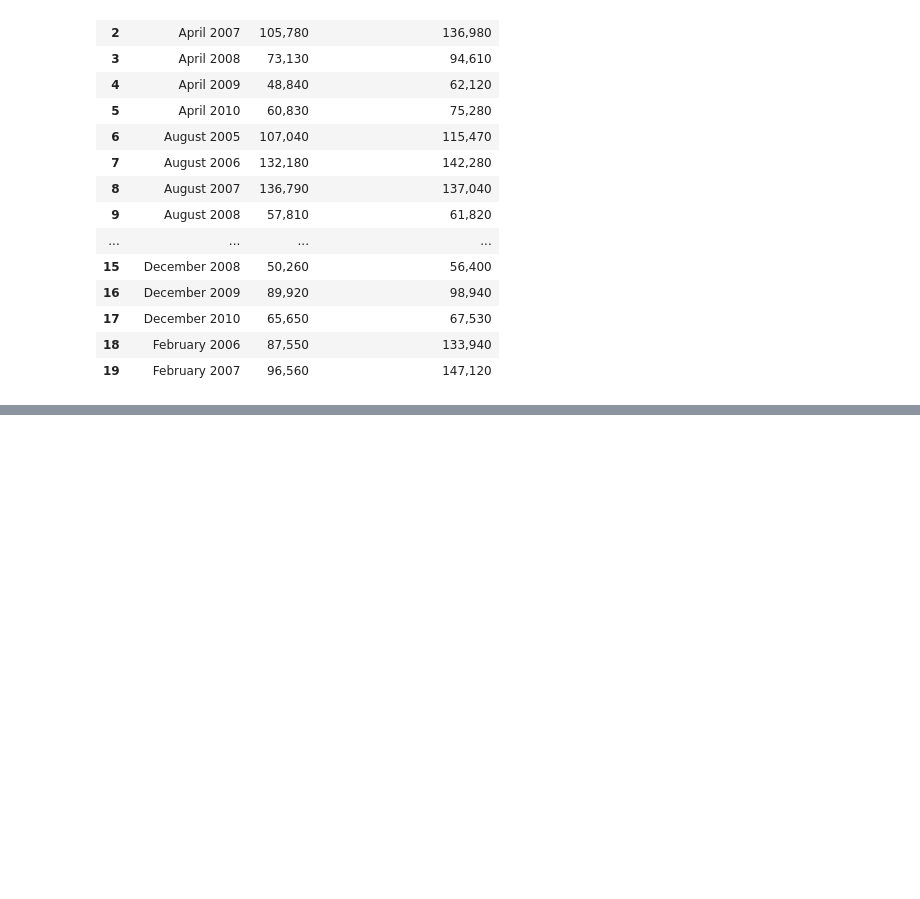
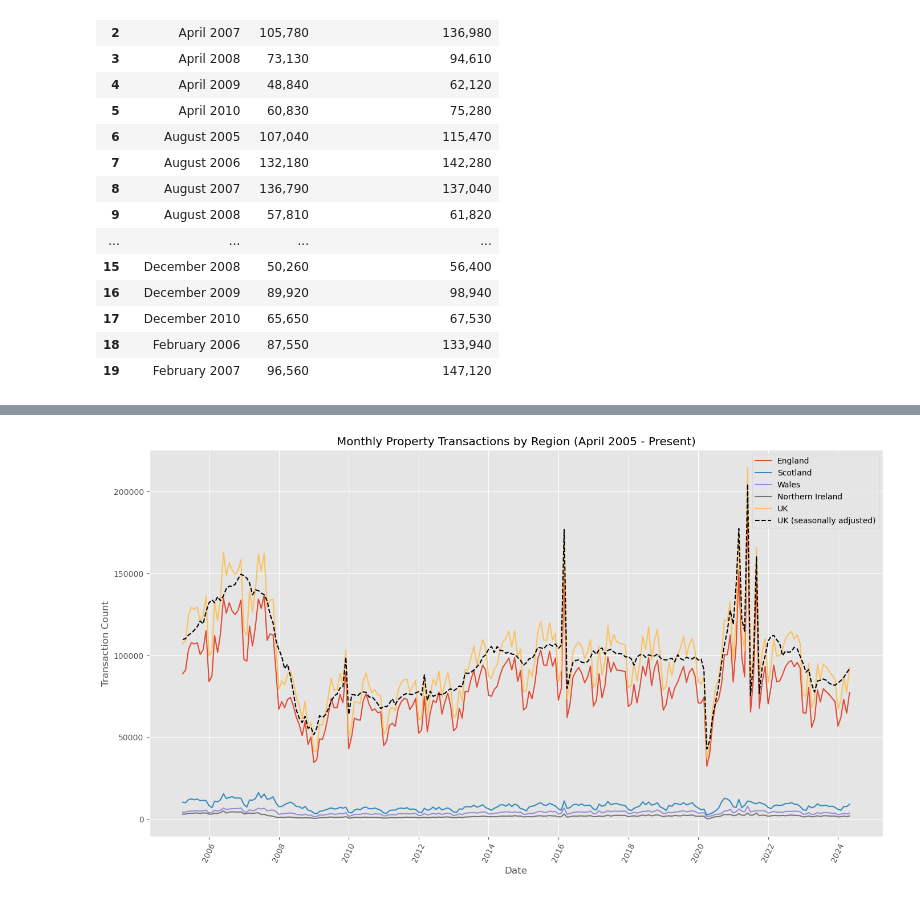
Before and after one commit to Onais1/COM6033_Project_Assignment., a Jupyter notebook: COM6033_Project_Assignment/porject_assignment/project_assignment.ipynb, the cells around one changed output, grey strips where cells are left out. Drawn from its saved outputs; the diff is of its cells as text; code cells hidden in the pictures; blank space fills up the shorter version.

```diff
--- a/COM6033_Project_Assignment/porject_assignment/project_assignment.ipynb
+++ b/COM6033_Project_Assignment/porject_assignment/project_assignment.ipynb
@@ -120,3 +120,17 @@ ten_years_grouped_int.head(20)
 | 17 | December 2010 | 65,650 | 67,530 |
 | 18 | February 2006 | 87,550 | 133,940 |
 | 19 | February 2007 | 96,560 | 147,120 |
+# %%
+
+# Convert numeric columns to integers, removing commas, and handle non-numeric entries (e.g., missing values as NaN)
+columns_to_convert = ['England', 'Scotland', 'Wales', 'Northern Ireland', 'UK', 'UK (seasonally adjusted)']
+
+# Remove commas and convert columns to numeric, setting errors='coerce' to handle any non-numeric values as NaN
+for column in columns_to_convert:
+    df[column] = pd.to_numeric(df[column].str.replace(',', ''), errors='coerce')
+# %%
+# Convert 'Month and year' to a datetime format for easier time-based analysis
+df['Month and year'] = pd.to_datetime(df['Month and year'], errors='coerce')
+
+# Display the cleaned data and check for any remaining issues
+df.head(), df.info()
@@ -122,0 +168,23 @@ ten_years_grouped_int.head(20)
+# %%
+# Adjust the plot style to a Matplotlib built-in style
+plt.figure(figsize=(14, 8))
+plt.style.use('ggplot')
+
+# Plotting each region's monthly transaction df
+for region in ['England', 'Scotland', 'Wales', 'Northern Ireland', 'UK']:
+    plt.plot(df['Month and year'], df[region], label=region)
+
+# Plotting the seasonally adjusted UK df
+plt.plot(df['Month and year'], df['UK (seasonally adjusted)'], label='UK (seasonally adjusted)', linestyle='--', color='black')
+
+# Adding titles and labels
+plt.title('Monthly Property Transactions by Region (April 2005 - Present)')
+plt.xlabel('Date')
+plt.ylabel('Transaction Count')
+plt.legend()
+plt.xticks(rotation=65)
+plt.tight_layout()
+
+plt.show()
+# %% [output]
+[figure, added]
```
Also changed, not shown: parts of 7 cells of this notebook.
